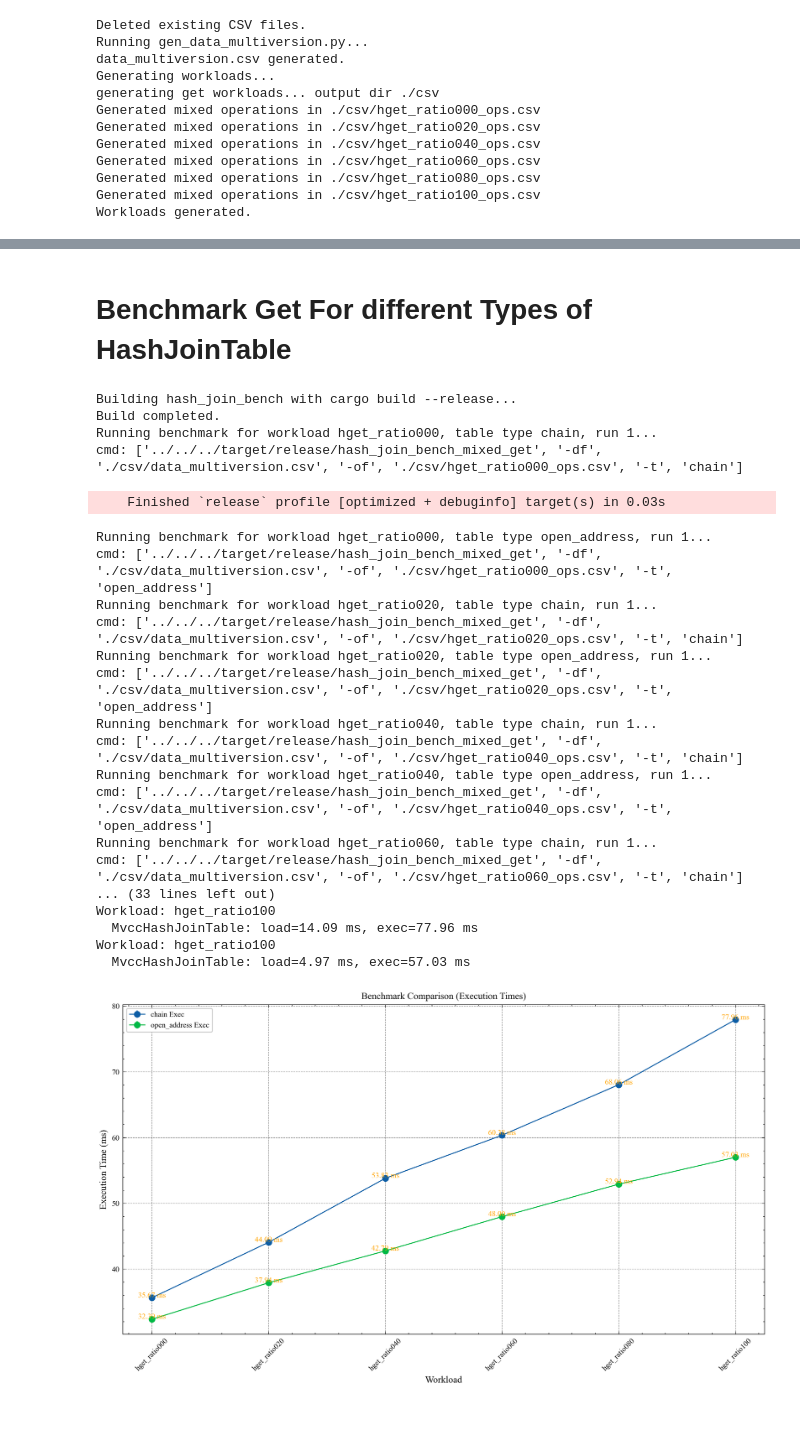
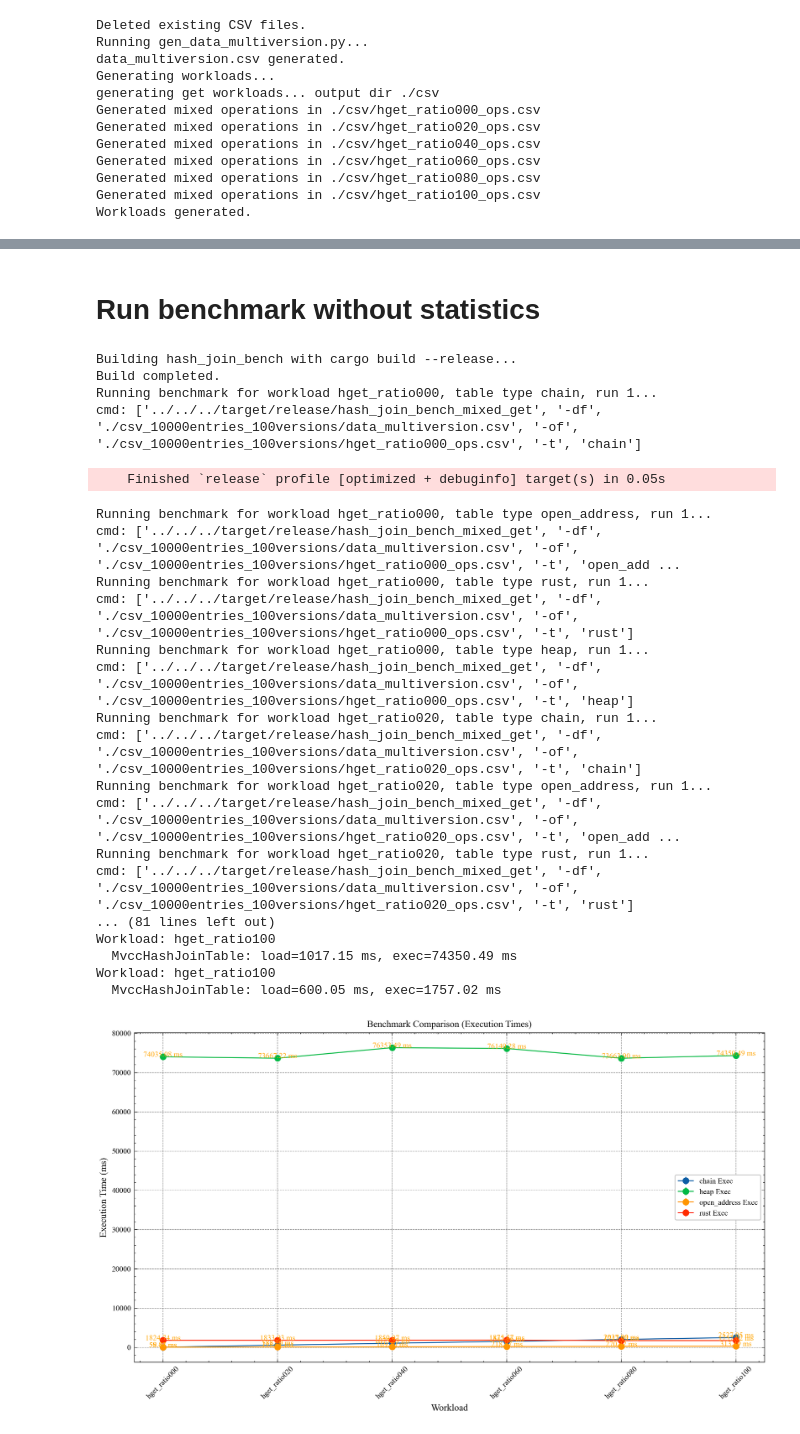
Before and after one commit to mallang/FosterBtree, a Jupyter notebook: benches/hash_join/get_multiversion/hash_join_get_benchmark.ipynb, the cells around one changed output, grey strips where cells are left out. Drawn from its saved outputs; the diff is of its cells as text; code cells hidden in the pictures.

```diff
--- a/benches/hash_join/get_multiversion/hash_join_get_benchmark.ipynb
+++ b/benches/hash_join/get_multiversion/hash_join_get_benchmark.ipynb
@@ -28,8 +28,8 @@ print("Running gen_data_multiversion.py...")
 subprocess.run([
     'python3', './gen_py/gen_data_multiversion.py',
     '-o', os.path.join(csv_dir, 'data_multiversion.csv'),
-    '-n', '1000', '-k', '100', '-p', '100', '-vmin', '800', '-vmax', '800', '-s', '500',
-    '-vc', '10'
+    '-n', '10000', '-k', '100', '-p', '100', '-vmin', '800', '-vmax', '800', '-s', '500',
+    '-vc', '100'
 ], check=True)
 print("data_multiversion.csv generated.")
 
@@ -408,8 +408,8 @@ else:
 
     plt.tight_layout()
     plt.show()
-# %% [markdown]
-# Benchmark Get For different Types of HashJoinTable
+# %% [markdown]
+# Run benchmark without statistics
 # %%
 import os
 import subprocess
@@ -426,7 +426,7 @@ plt.style.use('../custom_plt_sytle.mplstyle')
 n = 1
 
 workload_dir = './workload'
-csv_dir = './csv'
+csv_dir = './csv_10000entries_100versions'
 
 # Build the binary to ensure it's up-to-date
 print("Building hash_join_bench with cargo build --release...")
@@ -444,7 +444,7 @@ ops_files = glob.glob(os.path.join(csv_dir, '*_ops.csv'))
 ops_files.sort()
 
 results = []  # will hold dicts of {workload, run, rust_load_ns, hj_load_ns, rust_exec_ns, hj_exec_ns, recent_get_ns, history_get_ns}
-hash_join_table_type_list = ['chain', 'open_address']
+hash_join_table_type_list = ['chain', 'open_address', 'rust', 'heap']
 for ops_path in ops_files:
     workload_name = os.path.splitext(os.path.basename(ops_path))[0].replace('_ops','')
 
@@ -551,45 +551,45 @@ else:
     plt.show()
 
     # 2) Plot Loading Times Comparison
     plt.figure(figsize=(10,6))
 
     for hash_join_table_type, group in stats.groupby('hash_join_table_type'):
         plt.errorbar(X, group['hj_load_mean_ms'], yerr=group['hj_load_std']/1_000_000, fmt='o-', label=f'{hash_join_table_type} Load')
 
     plt.xticks(X, workloads, rotation=45)
     plt.xlabel('Workload')
     plt.ylabel('Loading Time (ms)')
     plt.title('Benchmark Comparison (Loading Times)')
     plt.legend()
 
     for i, workload in enumerate(workloads):
         for hash_join_table_type, group in stats.groupby('hash_join_table_type'):
             y_val = group[group['workload'] == workload]['hj_load_mean_ms'].values[0]
             plt.text(i, y_val + 0.05, f"{y_val:.2f} ms", ha='center', color='orange')
 
     plt.tight_layout()
     plt.show()
 # %% [output]
 Building hash_join_bench with cargo build --release...
 Build completed.
 Running benchmark for workload hget_ratio000, table type chain, run 1...
-cmd: ['../../../target/release/hash_join_bench_mixed_get', '-df', './csv/data_multiversion.csv', '-of', './csv/hget_ratio000_ops.csv', '-t', 'chain']
+cmd: ['../../../target/release/hash_join_bench_mixed_get', '-df', './csv_10000entries_100versions/data_multiversion.csv', '-of', './csv_10000entries_100versions/hget_ratio000_ops.csv', '-t', 'chain']
-    Finished `release` profile [optimized + debuginfo] target(s) in 0.03s
+    Finished `release` profile [optimized + debuginfo] target(s) in 0.05s
 Running benchmark for workload hget_ratio000, table type open_address, run 1...
-cmd: ['../../../target/release/hash_join_bench_mixed_get', '-df', './csv/data_multiversion.csv', '-of', './csv/hget_ratio000_ops.csv', '-t', 'open_address']
+cmd: ['../../../target/release/hash_join_bench_mixed_get', '-df', './csv_10000entries_100versions/data_multiversion.csv', '-of', './csv_10000entries_100versions/hget_ratio000_ops.csv', '-t', 'open_add ...
+Running benchmark for workload hget_ratio000, table type rust, run 1...
+cmd: ['../../../target/release/hash_join_bench_mixed_get', '-df', './csv_10000entries_100versions/data_multiversion.csv', '-of', './csv_10000entries_100versions/hget_ratio000_ops.csv', '-t', 'rust']
+Running benchmark for workload hget_ratio000, table type heap, run 1...
+cmd: ['../../../target/release/hash_join_bench_mixed_get', '-df', './csv_10000entries_100versions/data_multiversion.csv', '-of', './csv_10000entries_100versions/hget_ratio000_ops.csv', '-t', 'heap']
 Running benchmark for workload hget_ratio020, table type chain, run 1...
-cmd: ['../../../target/release/hash_join_bench_mixed_get', '-df', './csv/data_multiversion.csv', '-of', './csv/hget_ratio020_ops.csv', '-t', 'chain']
+cmd: ['../../../target/release/hash_join_bench_mixed_get', '-df', './csv_10000entries_100versions/data_multiversion.csv', '-of', './csv_10000entries_100versions/hget_ratio020_ops.csv', '-t', 'chain']
 Running benchmark for workload hget_ratio020, table type open_address, run 1...
-cmd: ['../../../target/release/hash_join_bench_mixed_get', '-df', './csv/data_multiversion.csv', '-of', './csv/hget_ratio020_ops.csv', '-t', 'open_address']
-Running benchmark for workload hget_ratio040, table type chain, run 1...
-cmd: ['../../../target/release/hash_join_bench_mixed_get', '-df', './csv/data_multiversion.csv', '-of', './csv/hget_ratio040_ops.csv', '-t', 'chain']
-Running benchmark for workload hget_ratio040, table type open_address, run 1...
-cmd: ['../../../target/release/hash_join_bench_mixed_get', '-df', './csv/data_multiversion.csv', '-of', './csv/hget_ratio040_ops.csv', '-t', 'open_address']
-Running benchmark for workload hget_ratio060, table type chain, run 1...
-cmd: ['../../../target/release/hash_join_bench_mixed_get', '-df', './csv/data_multiversion.csv', '-of', './csv/hget_ratio060_ops.csv', '-t', 'chain']
-... (33 lines left out)
+cmd: ['../../../target/release/hash_join_bench_mixed_get', '-df', './csv_10000entries_100versions/data_multiversion.csv', '-of', './csv_10000entries_100versions/hget_ratio020_ops.csv', '-t', 'open_add ...
+Running benchmark for workload hget_ratio020, table type rust, run 1...
+cmd: ['../../../target/release/hash_join_bench_mixed_get', '-df', './csv_10000entries_100versions/data_multiversion.csv', '-of', './csv_10000entries_100versions/hget_ratio020_ops.csv', '-t', 'rust']
+... (81 lines left out)
 Workload: hget_ratio100
-  MvccHashJoinTable: load=14.09 ms, exec=77.96 ms
+  MvccHashJoinTable: load=1017.15 ms, exec=74350.49 ms
 Workload: hget_ratio100
-  MvccHashJoinTable: load=4.97 ms, exec=57.03 ms
+  MvccHashJoinTable: load=600.05 ms, exec=1757.02 ms
-[figure, old version]
+[figure, new version]
```
Also changed, not shown: parts of 2 cells of this notebook, 1 other file.
